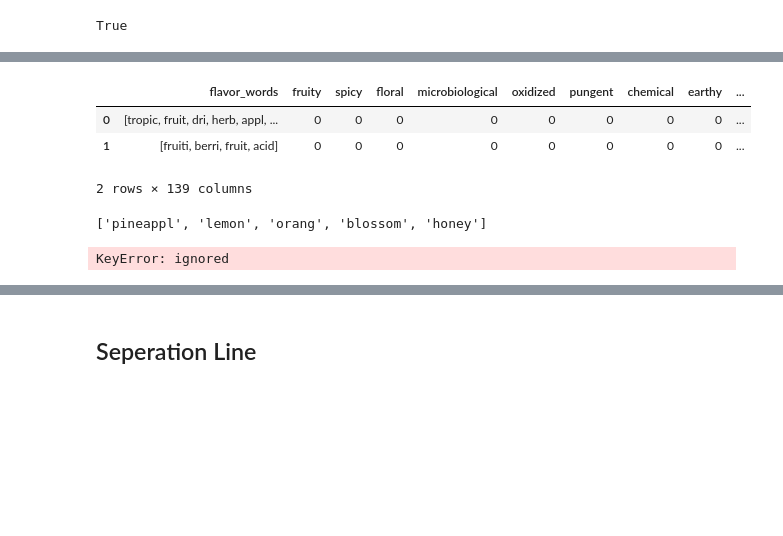
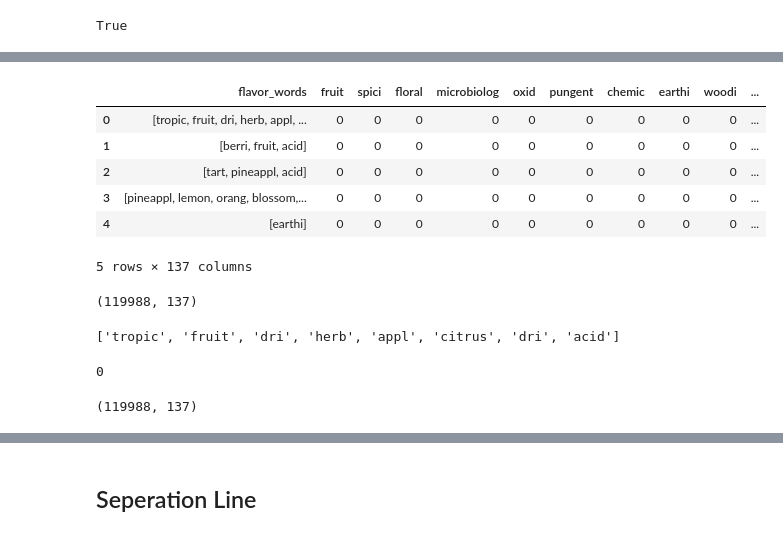
Before and after one commit to YufenLin/personal_sommelier, a Jupyter notebook: notebooks/personal_sommelier.ipynb, the cells around one changed output, grey strips where cells are left out. Saved outputs shown, nothing was run; the diff lists cells and outputs as text; code cells hidden in the pictures; blank space fills up the shorter version.

Commit message:
use flavor_words_stem as column names, add value, pickle - Created using Colaboratory

```diff
--- a/notebooks/personal_sommelier.ipynb
+++ b/notebooks/personal_sommelier.ipynb
@@ -340,7 +413,7 @@ Wall time: 30.2 s
 pri_words = ["fruit", "spicy", "floral", "microbiological", "oxidized", "pungent",
                 "chemical","earthy","woody","caramel","nutty","herb","vegetative"]
 # "spicy","floral","oxidized","pungent","earthy", "caramel", "nutty", "fruit"
-sec_words = ["citrus","berry","tree","tropical","dried",
+sec_words = ["citrus","berry","tree","tropic","dried",
              "yeasty","lactic","cool","hot","sulfur",
              "petroleum","moldy","burned","phenolic","resinous",
              "fresh","canned","cooked"]
@@ -468,0 +542,7 @@ wine_sample.shape
+# %%
+link = 'https://drive.google.com/open?id=1prqNuCkfLFTzKGLwGKwkUCwYFadrPgC2'
+fluff, id = link.split('=')
+# print (id)
+downloaded = drive.CreateFile({'id':id})
+downloaded.GetContentFile('wine_sample_flavor_words.pkl')
+wine_sample = pd.read_pickle("wine_sample_flavor_words.pkl")
@@ -469,5 +559,5 @@ wine_sample.shape
 # %%
-pd.set_option('display.max_colwidth', -1)
+# pd.set_option('display.max_colwidth', -1)
 # %%
 wine_sample.loc[0:5, ['clean_desc_w_stop', 'flavor_words', 'flavor_words_str']]
 # %% [output]
@@ -502,17 +604,25 @@ for word in flavor_words_stem:
 # %%
-wine_ohe.head(2)
+wine_ohe.head()
 # %% [output]
-|  | flavor_words | fruity | spicy | floral | microbiological | oxidized | pungent | chemical | earthy | ... |
-| 0 | [tropic, fruit, dri, herb, appl, ... | 0 | 0 | 0 | 0 | 0 | 0 | 0 | 0 | ... |
-| 1 | [fruiti, berri, fruit, acid] | 0 | 0 | 0 | 0 | 0 | 0 | 0 | 0 | ... |
+|  | flavor_words | fruit | spici | floral | microbiolog | oxid | pungent | chemic | earthi | woodi | ... |
+| 0 | [tropic, fruit, dri, herb, appl, ... | 0 | 0 | 0 | 0 | 0 | 0 | 0 | 0 | 0 | ... |
+| 1 | [berri, fruit, acid] | 0 | 0 | 0 | 0 | 0 | 0 | 0 | 0 | 0 | ... |
+| 2 | [tart, pineappl, acid] | 0 | 0 | 0 | 0 | 0 | 0 | 0 | 0 | 0 | ... |
+| 3 | [pineappl, lemon, orang, blossom,... | 0 | 0 | 0 | 0 | 0 | 0 | 0 | 0 | 0 | ... |
+| 4 | [earthi] | 0 | 0 | 0 | 0 | 0 | 0 | 0 | 0 | 0 | ... |
-2 rows × 139 columns
+5 rows × 137 columns
+# %%
+wine_ohe.shape
+# (119988, 137)
+# %% [output]
+(119988, 137)
 # %%
-wine_ohe.loc[4]['flavor_words']
+wine_ohe.loc[0]['flavor_words']
 # %% [output]
-['pineappl', 'lemon', 'orang', 'blossom', 'honey']
+['tropic', 'fruit', 'dri', 'herb', 'appl', 'citrus', 'dri', 'acid']
 # %%
-wine_ohe.loc[3]['orang']
+wine_ohe.loc[0]['tropic']
 # %% [output]
-KeyError: ignored
+0
 # %%
 # %%time
@@ -524,0 +654,5 @@ for index, row in wine_ohe.iterrows():
+# %%
+wine_ohe.shape
+# (119988, 137)
+# %% [output]
+(119988, 137)
```
Also changed, not shown: parts of 38 cells of this notebook.
